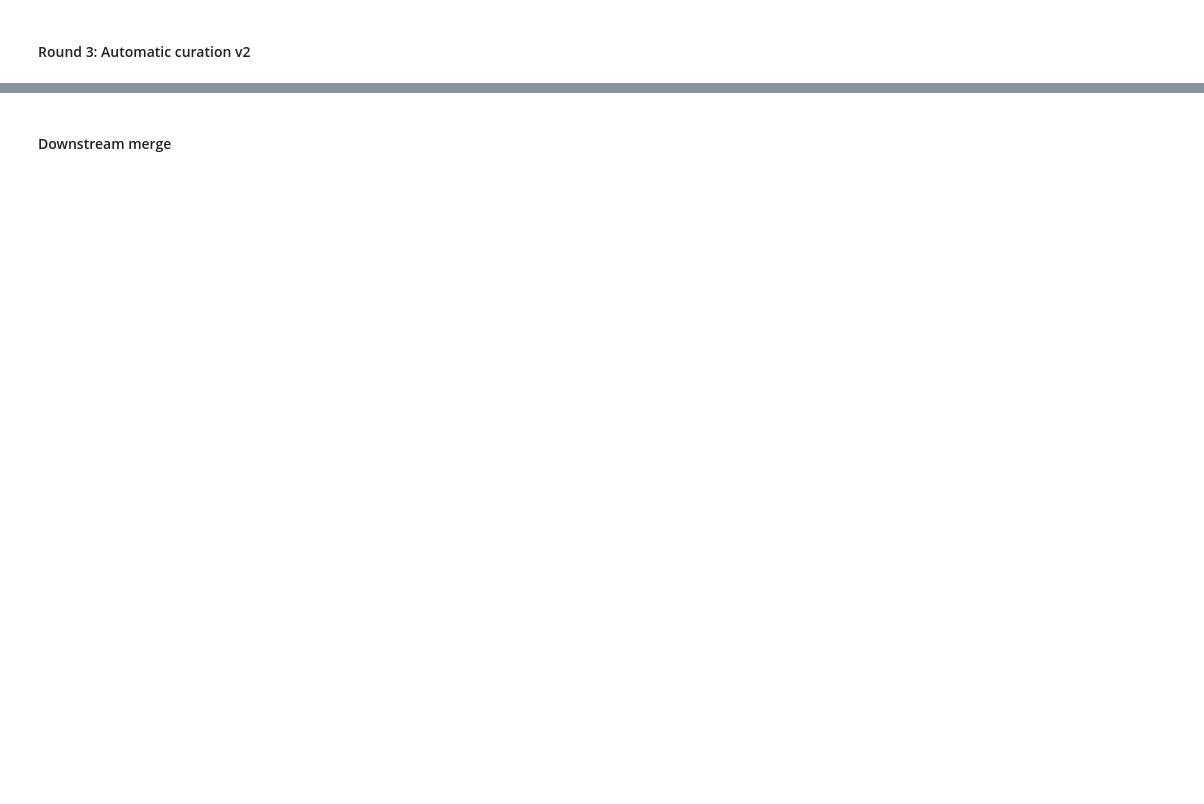
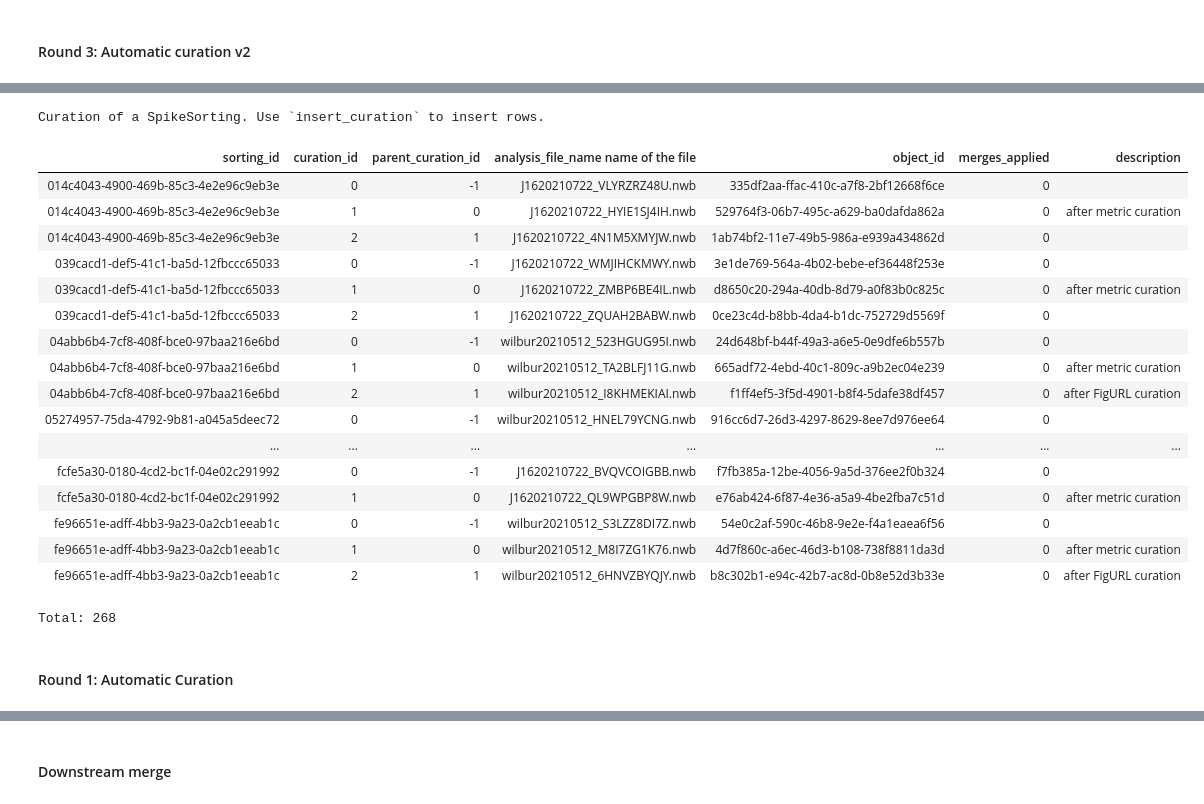
Before and after one commit to anirudh073/pfc-movement-analysis, a Jupyter notebook: notebooks/Spikes.ipynb, the cells around one changed output, grey strips where cells are left out. Cells and saved outputs as stored; diff of their text form; code cells hidden in the pictures; blank space fills up the shorter version.

```diff
--- a/notebooks/Spikes.ipynb
+++ b/notebooks/Spikes.ipynb
@@ -579,0 +931,2 @@ curation_key = sgs.CurationV1.insert_curation(
+# %%
+figurl_curation_key = figurl_curation_ids[0]
@@ -579,0 +1012,14 @@ curation_key = sgs.CurationV1.insert_curation(
+# %%
+ccgs_100, bins_100 = compute_correlograms(
+    sorting,
+    window_ms=200.0,
+    bin_ms=1.0,
+    method="auto",
+)
+
+bin_centers_100 = (bins_100[:-1] + bins_100[1:]) / 2
+zero_bin_idx_100 = int(np.argmin(np.abs(bin_centers_100)))
+
+unit_to_index = {u: i for i, u in enumerate(sorting.get_unit_ids())}
+
+(ccgs_100.shape, bins_100.shape, zero_bin_idx_100, bin_centers_100[zero_bin_idx_100])
@@ -579,0 +1074,4 @@ curation_key = sgs.CurationV1.insert_curation(
+# %%
+ptp_by_unit = {u: template_peak_to_peak_uV(we, u) for u in unit_ids}
+
+pd.Series(ptp_by_unit).describe()
@@ -579,0 +1358,15 @@ curation_key = sgs.CurationV1.insert_curation(
+# %%
+# set sort group, using reference electrodes from the corpus callosum
+
+references = {}
+hpc_reference = "0"
+for index, rows in pd.DataFrame((sgc.ElectrodeGroup() & session_restrict).fetch()).iterrows():
+    e_group = rows["electrode_group_name"]
+    region = rows["region_id"]
+    if (region != 11):
+        references.update({e_group:hpc_reference})
+    else:
+        references.update({e_group:-1}) # no reference for mpfc, ofc
+
+
+sgs.SortGroup.set_group_by_shank(nwb_file_name=nwb_copy_file_name, references=references)
@@ -579,0 +1683,24 @@ curation_key = sgs.CurationV1.insert_curation(
+# %%
+sgs.CurationV1()
+# %% [output]
+Curation of a SpikeSorting. Use `insert_curation` to insert rows.
+| sorting_id | curation_id | parent_curation_id | analysis_file_name name of the file | object_id | merges_applied | description |
+| 014c4043-4900-469b-85c3-4e2e96c9eb3e | 0 | -1 | J1620210722_VLYRZRZ48U.nwb | 335df2aa-ffac-410c-a7f8-2bf12668f6ce | 0 |  |
+| 014c4043-4900-469b-85c3-4e2e96c9eb3e | 1 | 0 | J1620210722_HYIE1SJ4IH.nwb | 529764f3-06b7-495c-a629-ba0dafda862a | 0 | after metric curation |
+| 014c4043-4900-469b-85c3-4e2e96c9eb3e | 2 | 1 | J1620210722_4N1M5XMYJW.nwb | 1ab74bf2-11e7-49b5-986a-e939a434862d | 0 |  |
+| 039cacd1-def5-41c1-ba5d-12fbccc65033 | 0 | -1 | J1620210722_WMJIHCKMWY.nwb | 3e1de769-564a-4b02-bebe-ef36448f253e | 0 |  |
+| 039cacd1-def5-41c1-ba5d-12fbccc65033 | 1 | 0 | J1620210722_ZMBP6BE4IL.nwb | d8650c20-294a-40db-8d79-a0f83b0c825c | 0 | after metric curation |
+| 039cacd1-def5-41c1-ba5d-12fbccc65033 | 2 | 1 | J1620210722_ZQUAH2BABW.nwb | 0ce23c4d-b8bb-4da4-b1dc-752729d5569f | 0 |  |
+| 04abb6b4-7cf8-408f-bce0-97baa216e6bd | 0 | -1 | wilbur20210512_523HGUG95I.nwb | 24d648bf-b44f-49a3-a6e5-0e9dfe6b557b | 0 |  |
+| 04abb6b4-7cf8-408f-bce0-97baa216e6bd | 1 | 0 | wilbur20210512_TA2BLFJ11G.nwb | 665adf72-4ebd-40c1-809c-a9b2ec04e239 | 0 | after metric curation |
+| 04abb6b4-7cf8-408f-bce0-97baa216e6bd | 2 | 1 | wilbur20210512_I8KHMEKIAI.nwb | f1ff4ef5-3f5d-4901-b8f4-5dafe38df457 | 0 | after FigURL curation |
+| 05274957-75da-4792-9b81-a045a5deec72 | 0 | -1 | wilbur20210512_HNEL79YCNG.nwb | 916cc6d7-26d3-4297-8629-8ee7d976ee64 | 0 |  |
+| ... | ... | ... | ... | ... | ... | ... |
+| fcfe5a30-0180-4cd2-bc1f-04e02c291992 | 0 | -1 | J1620210722_BVQVCOIGBB.nwb | f7fb385a-12be-4056-9a5d-376ee2f0b324 | 0 |  |
+| fcfe5a30-0180-4cd2-bc1f-04e02c291992 | 1 | 0 | J1620210722_QL9WPGBP8W.nwb | e76ab424-6f87-4e36-a5a9-4be2fba7c51d | 0 | after metric curation |
+| fe96651e-adff-4bb3-9a23-0a2cb1eeab1c | 0 | -1 | wilbur20210512_S3LZZ8DI7Z.nwb | 54e0c2af-590c-46b8-9e2e-f4a1eaea6f56 | 0 |  |
+| fe96651e-adff-4bb3-9a23-0a2cb1eeab1c | 1 | 0 | wilbur20210512_M8I7ZG1K76.nwb | 4d7f860c-a6ec-46d3-b108-738f8811da3d | 0 | after metric curation |
+| fe96651e-adff-4bb3-9a23-0a2cb1eeab1c | 2 | 1 | wilbur20210512_6HNVZBYQJY.nwb | b8c302b1-e94c-42b7-ac8d-0b8e52d3b33e | 0 | after FigURL curation |
+Total: 268
+# %% [markdown]
+#### Round 1: Automatic Curation
```
Also changed, not shown: parts of 241 cells of this notebook.
